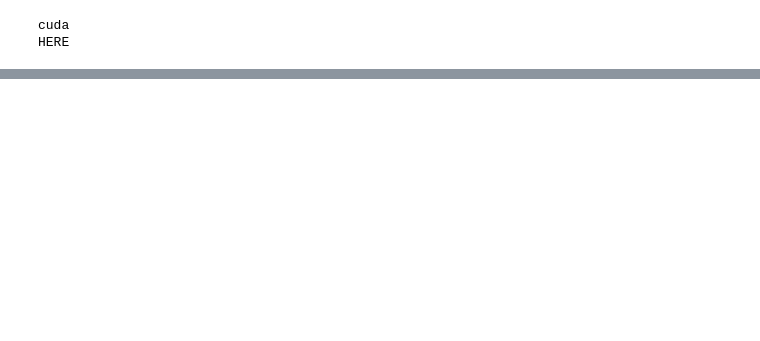
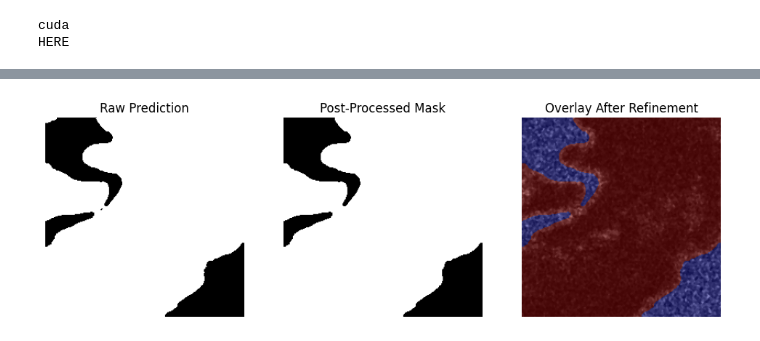
Before and after one commit to piyush-ranjan2005/Oil_Spill_Detection-, a Jupyter notebook: oilspilldetection.ipynb, the cells around one changed output, grey strips where cells are left out. Saved outputs shown, nothing was run; the diff lists cells and outputs as text; code cells hidden in the pictures; blank space fills up the shorter version.

```diff
--- a/oilspilldetection.ipynb
+++ b/oilspilldetection.ipynb
@@ -767,0 +732,42 @@ visualize_complete(test_dataset, model, idx=100)
+# %%
+def post_process(mask, threshold=0.6, min_size=100):
+    # Threshold
+    mask = (mask > threshold).astype(np.uint8)
+
+    # Morphology
+    kernel = np.ones((3,3), np.uint8)
+    mask = cv2.morphologyEx(mask, cv2.MORPH_OPEN, kernel)
+    mask = cv2.morphologyEx(mask, cv2.MORPH_CLOSE, kernel)
+
+    # Remove small objects
+    mask = morph.remove_small_objects(
+        mask.astype(bool),
+        min_size=min_size
+    ).astype(np.uint8)
+
+    return mask
+# %%
+raw_pred = predict_mask(model, img)
+refined_pred = post_process(raw_pred)
+# %%
+plt.figure(figsize=(12,4))
+
+plt.subplot(1,3,1)
+plt.imshow(raw_pred, cmap="gray")
+plt.title("Raw Prediction")
+plt.axis("off")
+
+plt.subplot(1,3,2)
+plt.imshow(refined_pred, cmap="gray")
+plt.title("Post-Processed Mask")
+plt.axis("off")
+
+plt.subplot(1,3,3)
+plt.imshow(img.squeeze(), cmap="gray")
+plt.imshow(refined_pred, cmap="jet", alpha=0.5)
+plt.title("Overlay After Refinement")
+plt.axis("off")
+
+plt.show()
+# %% [output]
+[figure, added]
```
Also changed, not shown: parts of 22 cells of this notebook.
